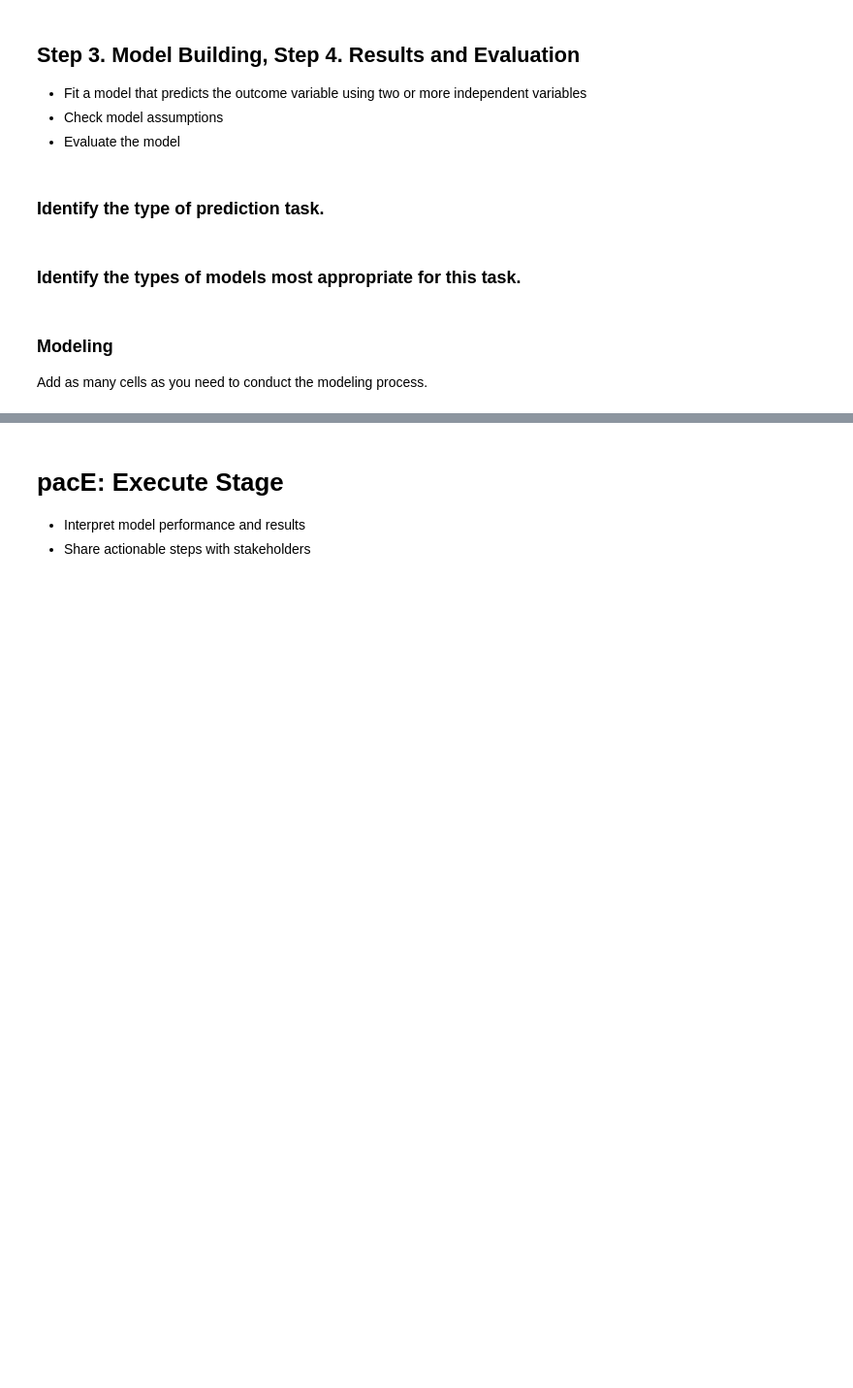
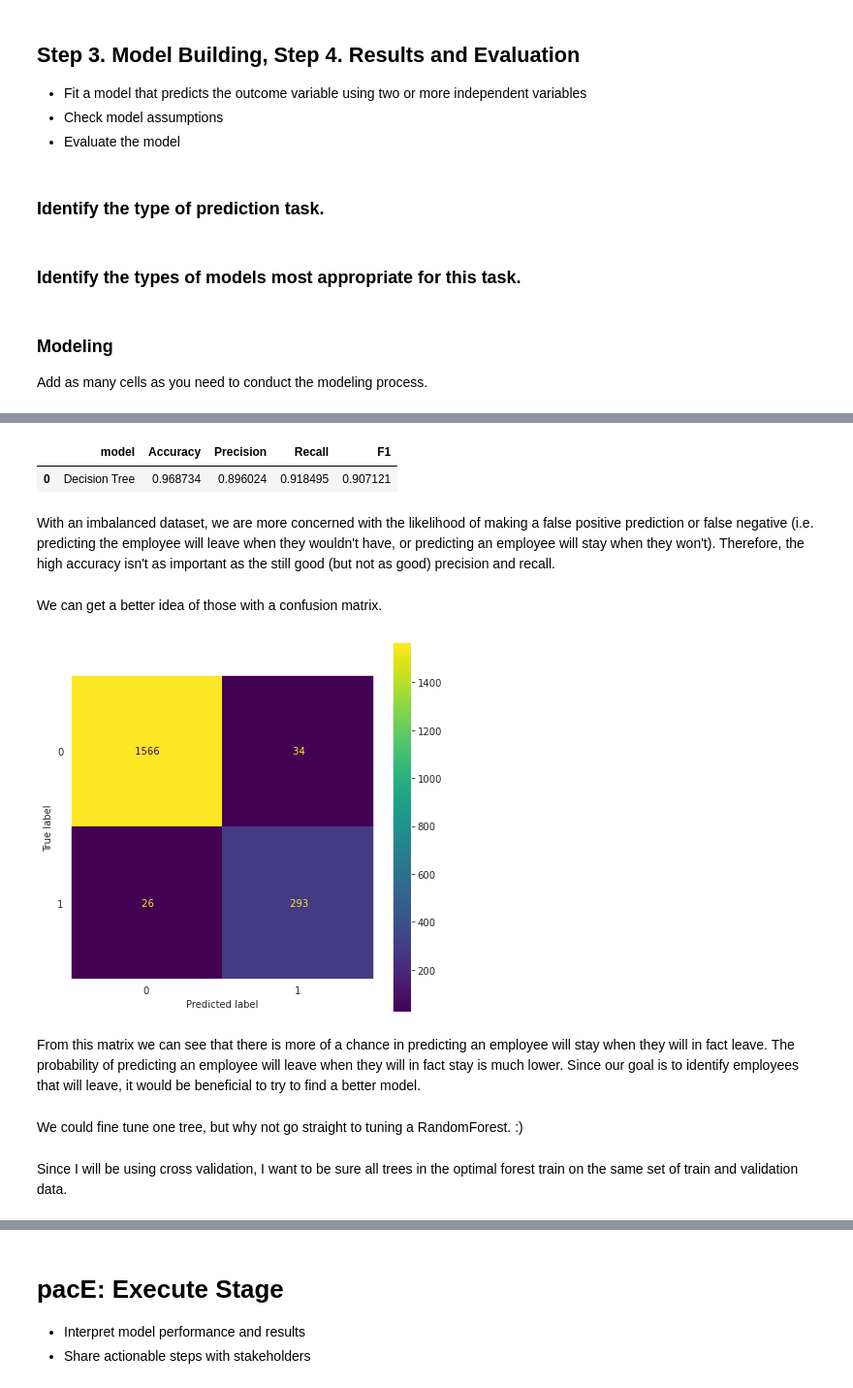
Before and after one commit to mhapich/salifort-project, a Jupyter notebook: Salifort Motors project lab.ipynb, the cells around one changed output, grey strips where cells are left out. Shown at 97% size. Saved outputs shown, nothing was run; the diff lists cells and outputs as text; code cells hidden in the pictures; blank space fills up the shorter version.

```diff
--- a/Salifort Motors project lab.ipynb
+++ b/Salifort Motors project lab.ipynb
@@ -591,0 +611,6 @@ Add as many cells as you need to conduct the modeling process.
+# %%
+# prepare data for splitting
+y = df1['left']
+X = df1.drop(['left','dept'], axis=1)
+X = pd.get_dummies(X)
+X.head()
@@ -591,0 +643,3 @@ Add as many cells as you need to conduct the modeling process.
+# %%
+# split the data
+X_train, X_test, y_train, y_test = train_test_split(X, y, test_size=0.2, stratify=y, random_state=42)
@@ -591,0 +648,8 @@ Add as many cells as you need to conduct the modeling process.
+# %%
+# split the data again, and for the model building and first evaluation, only use train and validation sets (save the test set)
+X_tr, X_val, y_tr, y_val = train_test_split(X_train, y_train, test_size = 0.2, stratify=y_train, random_state=42)
+# %%
+# instantiate a simple model and fit it
+dt = DecisionTreeClassifier(random_state=0)
+dt.fit(X_tr, y_tr)
+dt_preds = dt.predict(X_val)
@@ -591,0 +673,27 @@ Add as many cells as you need to conduct the modeling process.
+# %%
+score_df
+# %% [output]
+|  | model | Accuracy | Precision | Recall | F1 |
+| 0 | Decision Tree | 0.968734 | 0.896024 | 0.918495 | 0.907121 |
+# %% [markdown]
+With an imbalanced dataset, we are more concerned with the likelihood of making a false positive prediction or false negative (i.e. predicting the employee will leave when they wouldn't have, or predicting an employee will stay when they won't). Therefore, the high accuracy isn't as important as the still good (but not as good) precision and recall.
+# %% [markdown]
+We can get a better idea of those with a confusion matrix.
+# %%
+# create and display a confusion matrix
+# plt.grid(False)
+fig, _ = plt.subplots(nrows=1, figsize=(7,7))
+ax = plt.subplot(1, 1, 1)
+ax.grid(False)
+
+cm = confusion_matrix(y_val, dt_preds)
+disp = ConfusionMatrixDisplay(cm, display_labels=dt.classes_)
+disp.plot(values_format=' ', ax=ax);
+# %% [output]
+[figure, added]
+# %% [markdown]
+From this matrix we can see that there is more of a chance in predicting an employee will stay when they will in fact leave.  The probability of predicting an employee will leave when they will in fact stay is much lower.  Since our goal is to identify employees that will leave, it would be beneficial to try to find a better model.
+# %% [markdown]
+We could fine tune one tree, but why not go straight to tuning a RandomForest. :)
+# %% [markdown]
+Since I will be using cross validation, I want to be sure all trees in the optimal forest train on the same set of train and validation data.
```
Also changed, not shown: parts of 64 cells of this notebook.
